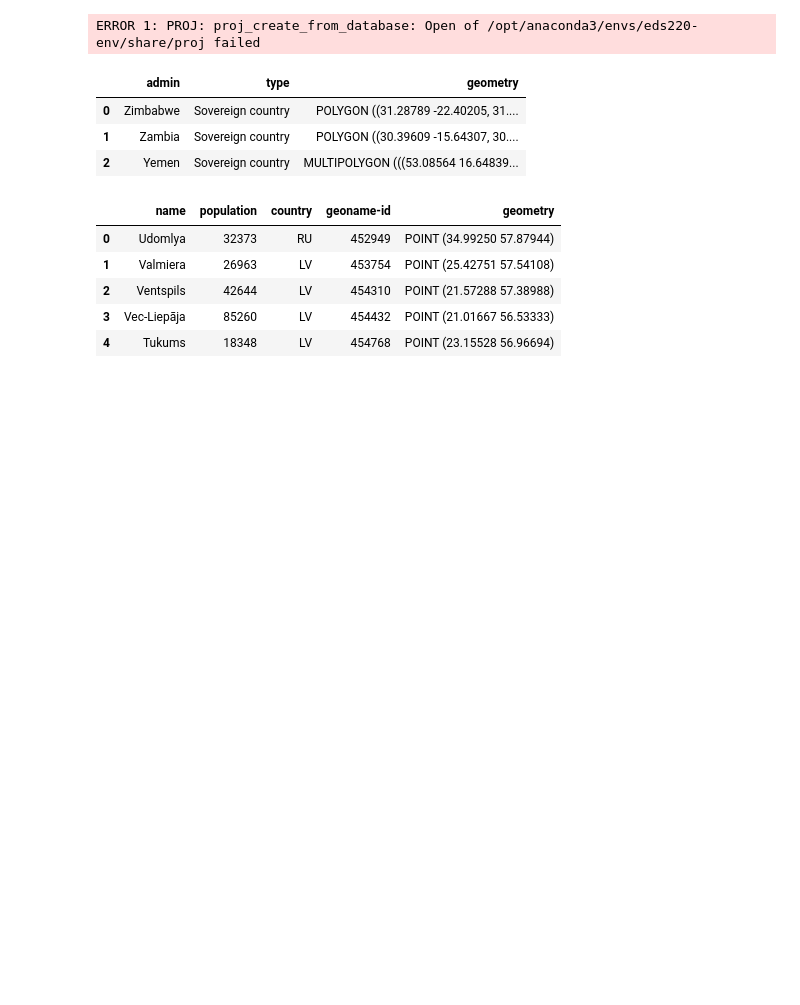
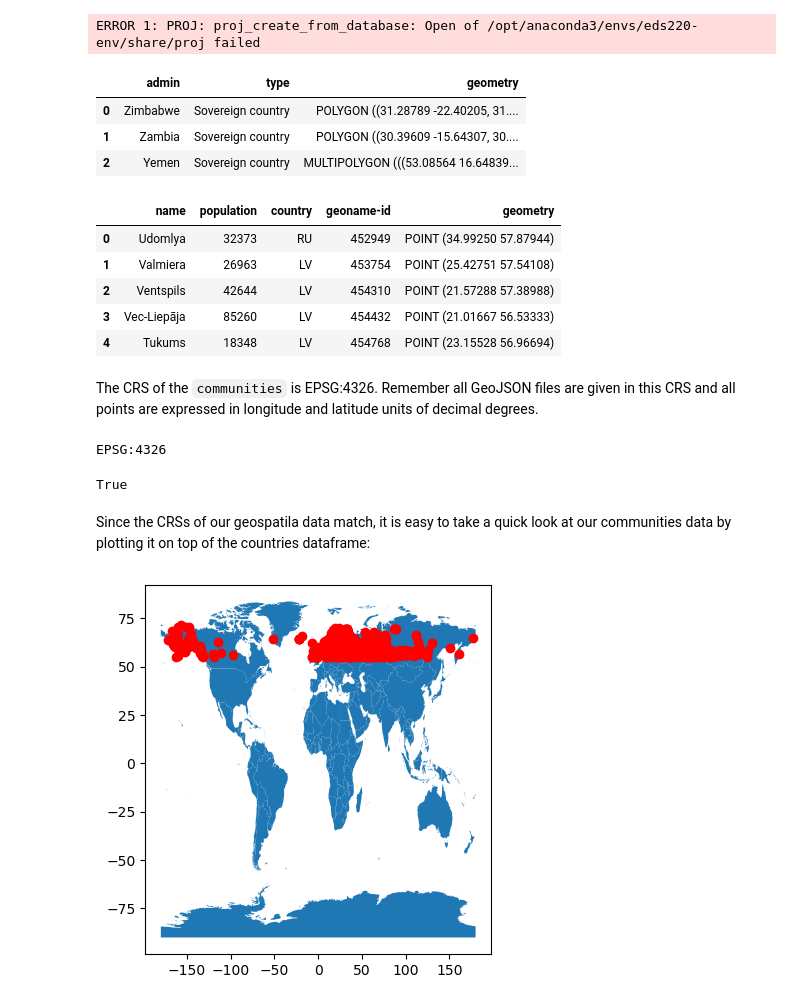
Before and after one commit to rellimylime/eds220-2025-in-class, a Jupyter notebook: week6-reprojecting.ipynb, the cells around one changed output. Cells and saved outputs as stored; diff of their text form; code cells hidden in the pictures; blank space fills up the shorter version.

```diff
--- a/week6-reprojecting.ipynb
+++ b/week6-reprojecting.ipynb
@@ -28,3 +45,23 @@ communities.head()
 | 2 | Ventspils | 42644 | LV | 454310 | POINT (21.57288 57.38988) |
 | 3 | Vec-Liepāja | 85260 | LV | 454432 | POINT (21.01667 56.53333) |
 | 4 | Tukums | 18348 | LV | 454768 | POINT (23.15528 56.96694) |
+# %% [markdown]
+The CRS of the `communities` is EPSG:4326. Remember all GeoJSON files are given in this CRS and all points are expressed in longitude and latitude units of decimal degrees.
+# %%
+print(countries.crs)
+countries.crs == communities.crs
+# %% [output]
+EPSG:4326
+True
+# %% [markdown]
+Since the CRSs of our geospatila data match, it is easy to take a quick look at our communities data by plotting it on top of the countries dataframe:
+# %%
+# Verify CRSs match
+assert countries.crs == communities.crs
+
+fig, ax = plt.subplots()
+countries.plot(ax=ax)
+communities.plot(ax=ax, color='red')
+plt.show()
+# %% [output]
+[figure, added]
```
Also changed, not shown: parts of 33 cells of this notebook.
